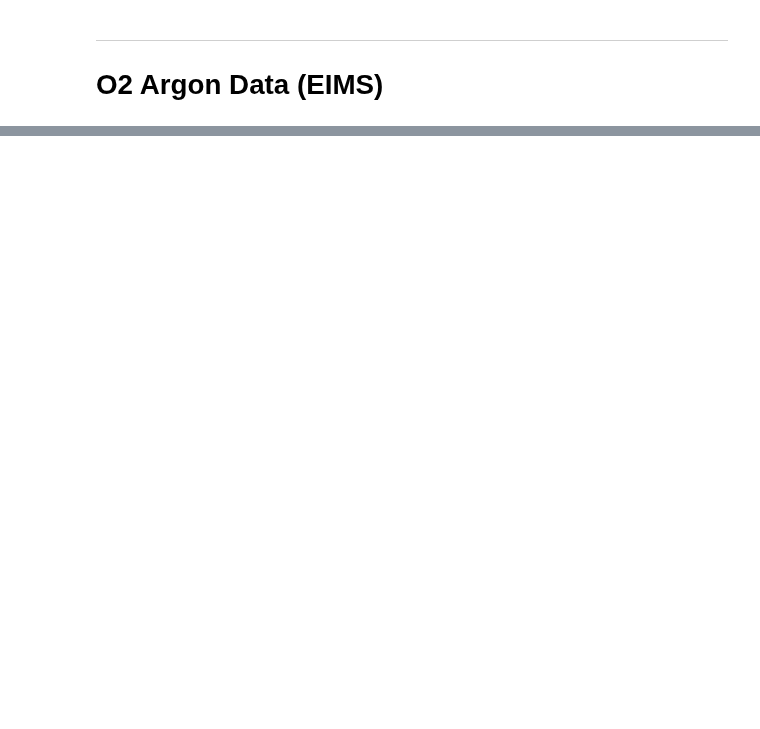
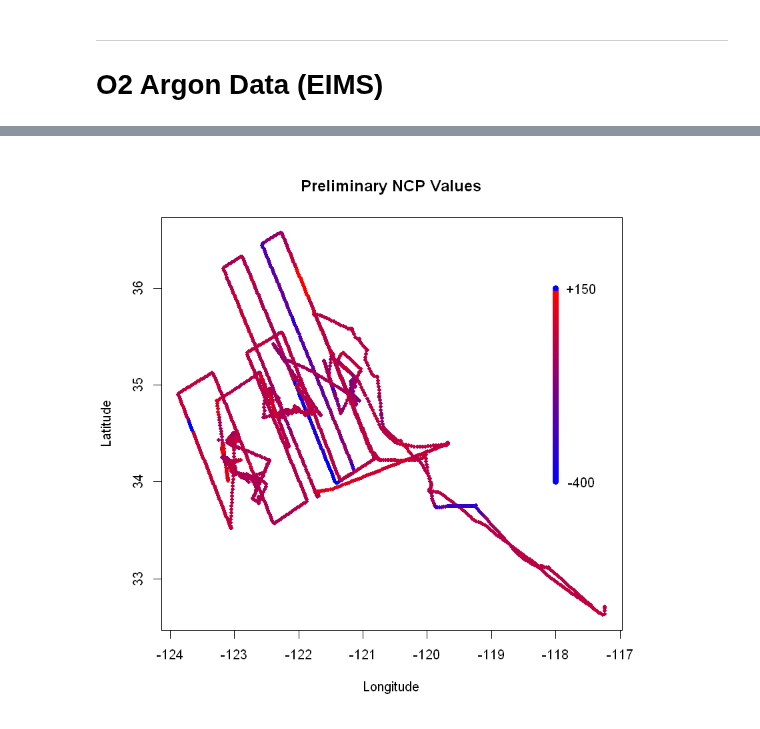
Before and after one commit to tbrycekelly/MIMS-TBK, a Jupyter notebook: Main Model.ipynb, the cells around one changed output, grey strips where cells are left out. Saved outputs shown, nothing was run; the diff lists cells and outputs as text; code cells hidden in the pictures; blank space fills up the shorter version.

Commit message:
Updates to NCP (preliminary)
Still a lot to do.

```diff
--- a/Main Model.ipynb
+++ b/Main Model.ipynb
@@ -712,0 +714,22 @@ plot(ship.data$DT, ncp, type='l')
+# %%
+#pdf('Output/Spatial NCP.pdf')
+rbPal <- colorRampPalette(c('blue', 'red'))
+
+#This adds a column of color values
+# based on the y values
+ncp2 = ncp
+ncp2[ncp < -400] = -400
+ncp2[ncp > 150] = 150
+
+Col <- rbPal(100)[as.numeric(cut(ncp2, breaks = 100))]
+
+plot(ship.data$LO, ship.data$LA, pch = 20, col = Col, main='Preliminary NCP Values', ylab='Latitude', xlab='Longitude')
+
+## Legend
+points(x = rep(-118, 101), y = seq(34, 36, 1/50), col=rbPal(100), pch=16)
+text(-117.6, 36, '+150')
+text(-117.6, 34, '-400')
+
+#dev.off()
+# %% [output]
+[figure, added]
```
Also changed, not shown: parts of 11 cells of this notebook, 2 other files.
